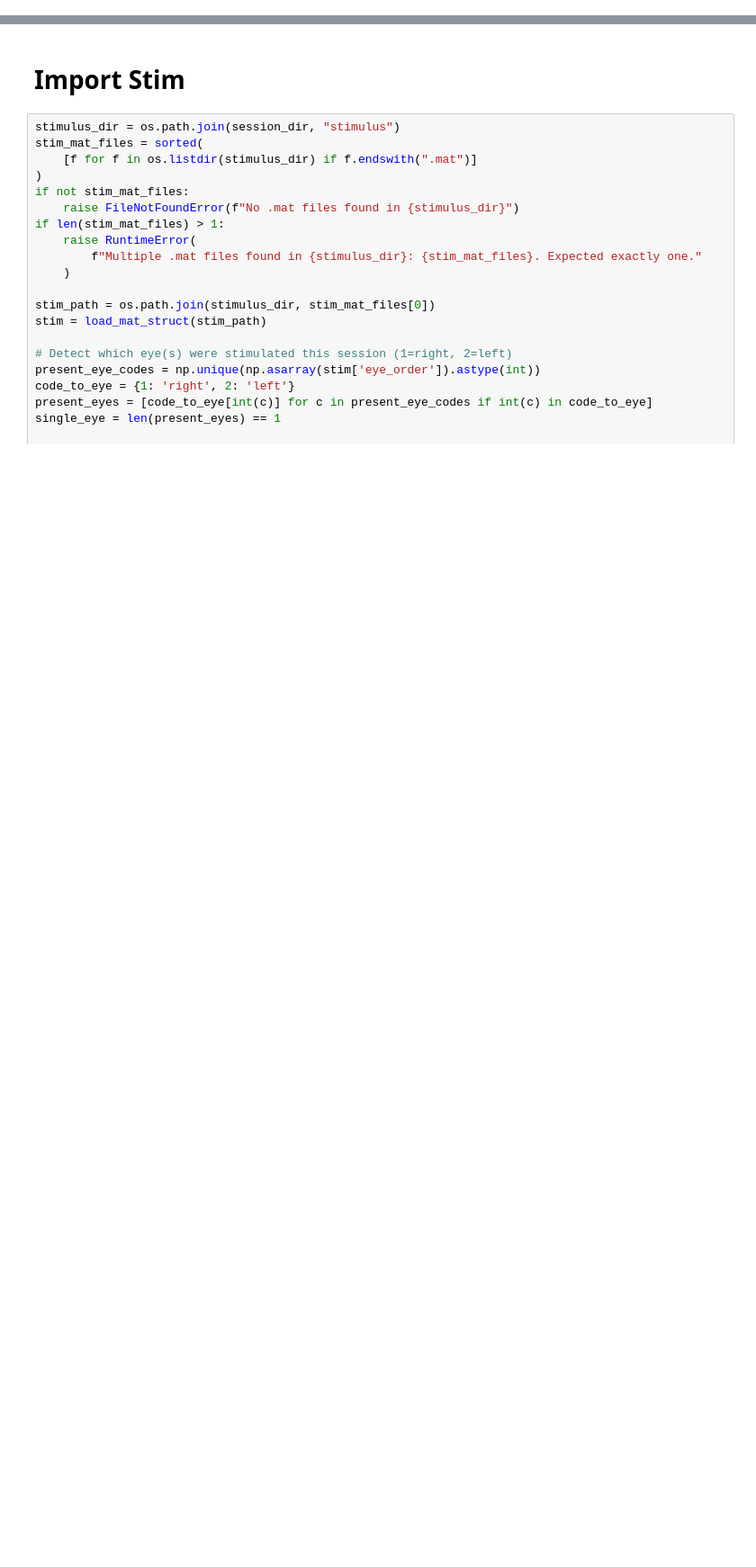
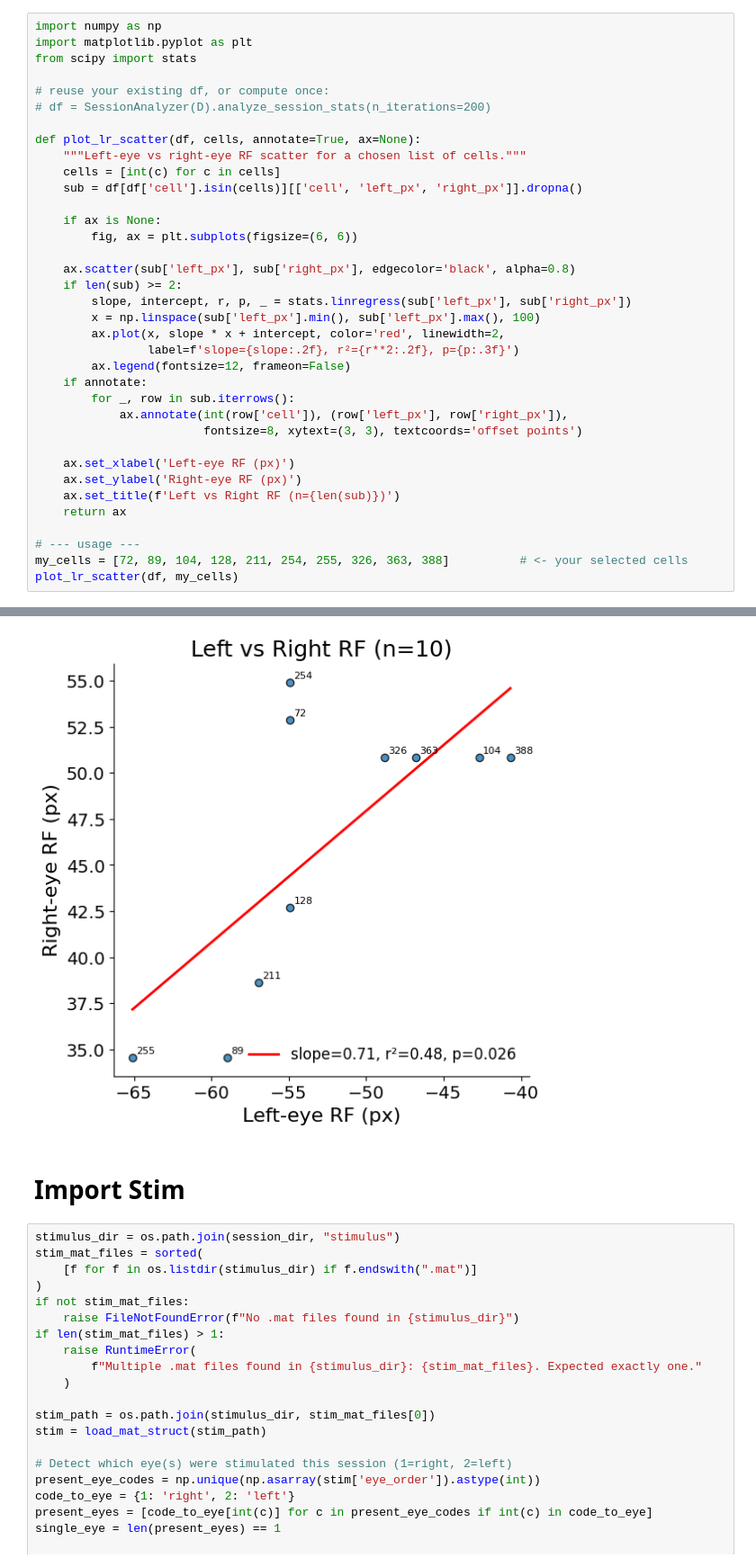
Before and after one commit to s-acosta/distance-project, a Jupyter notebook: disparity-analysis/disparity-notebooks/mousegoggles-left-right-test.ipynb, the cells around one changed output, grey strips where cells are left out. Shown at 90% size. Cells and saved outputs as stored; diff of their text form; blank space fills up the shorter version.

```diff
--- a/disparity-analysis/disparity-notebooks/mousegoggles-left-right-test.ipynb
+++ b/disparity-analysis/disparity-notebooks/mousegoggles-left-right-test.ipynb
@@ -33,0 +114,37 @@ D:\data-distance-coding-project\processed-data\260609_SAM045_goggles_left
+# %%
+import numpy as np
+import matplotlib.pyplot as plt
+from scipy import stats
+
+# reuse your existing df, or compute once:
+# df = SessionAnalyzer(D).analyze_session_stats(n_iterations=200)
+
+def plot_lr_scatter(df, cells, annotate=True, ax=None):
+    """Left-eye vs right-eye RF scatter for a chosen list of cells."""
+    cells = [int(c) for c in cells]
+    sub = df[df['cell'].isin(cells)][['cell', 'left_px', 'right_px']].dropna()
+
+    if ax is None:
+        fig, ax = plt.subplots(figsize=(6, 6))
+
+    ax.scatter(sub['left_px'], sub['right_px'], edgecolor='black', alpha=0.8)
+    if len(sub) >= 2:
+        slope, intercept, r, p, _ = stats.linregress(sub['left_px'], sub['right_px'])
+        x = np.linspace(sub['left_px'].min(), sub['left_px'].max(), 100)
+        ax.plot(x, slope * x + intercept, color='red', linewidth=2,
+                label=f'slope={slope:.2f}, r²={r**2:.2f}, p={p:.3f}')
+        ax.legend(fontsize=12, frameon=False)
+    if annotate:
+        for _, row in sub.iterrows():
+            ax.annotate(int(row['cell']), (row['left_px'], row['right_px']),
+                        fontsize=8, xytext=(3, 3), textcoords='offset points')
+
+    ax.set_xlabel('Left-eye RF (px)')
+    ax.set_ylabel('Right-eye RF (px)')
+    ax.set_title(f'Left vs Right RF (n={len(sub)})')
+    return ax
+
+# --- usage ---
+my_cells = [72, 89, 104, 128, 211, 254, 255, 326, 363, 388]          # <- your selected cells
+plot_lr_scatter(df, my_cells)
+# %% [output]
@@ -34,3 +152,4 @@ D:\data-distance-coding-project\processed-data\260609_SAM045_goggles_left
+[figure, added]
 # %% [markdown]
 # Import Stim
 # %%
```
Also changed, not shown: parts of 5 cells of this notebook, 22 other files.
